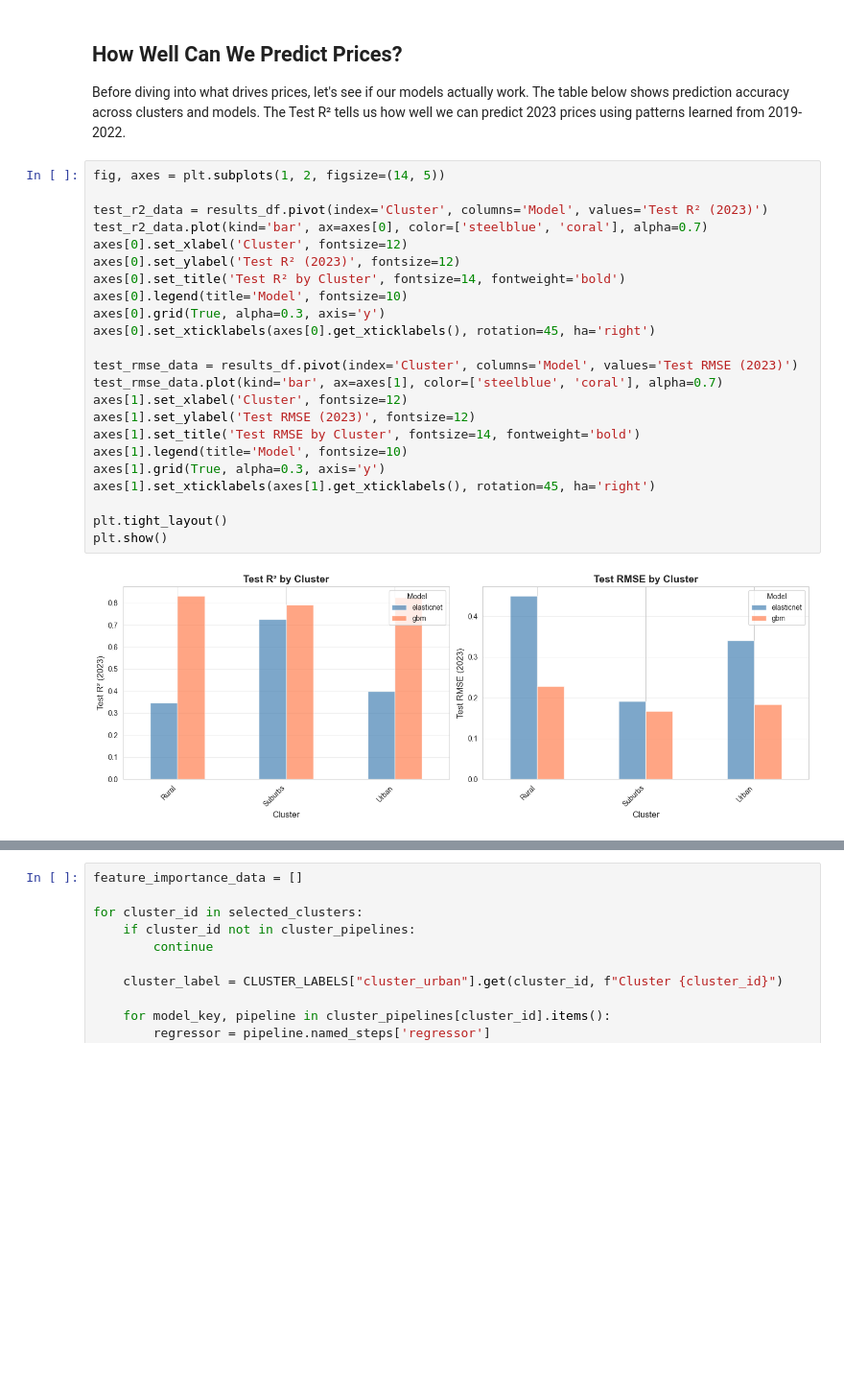
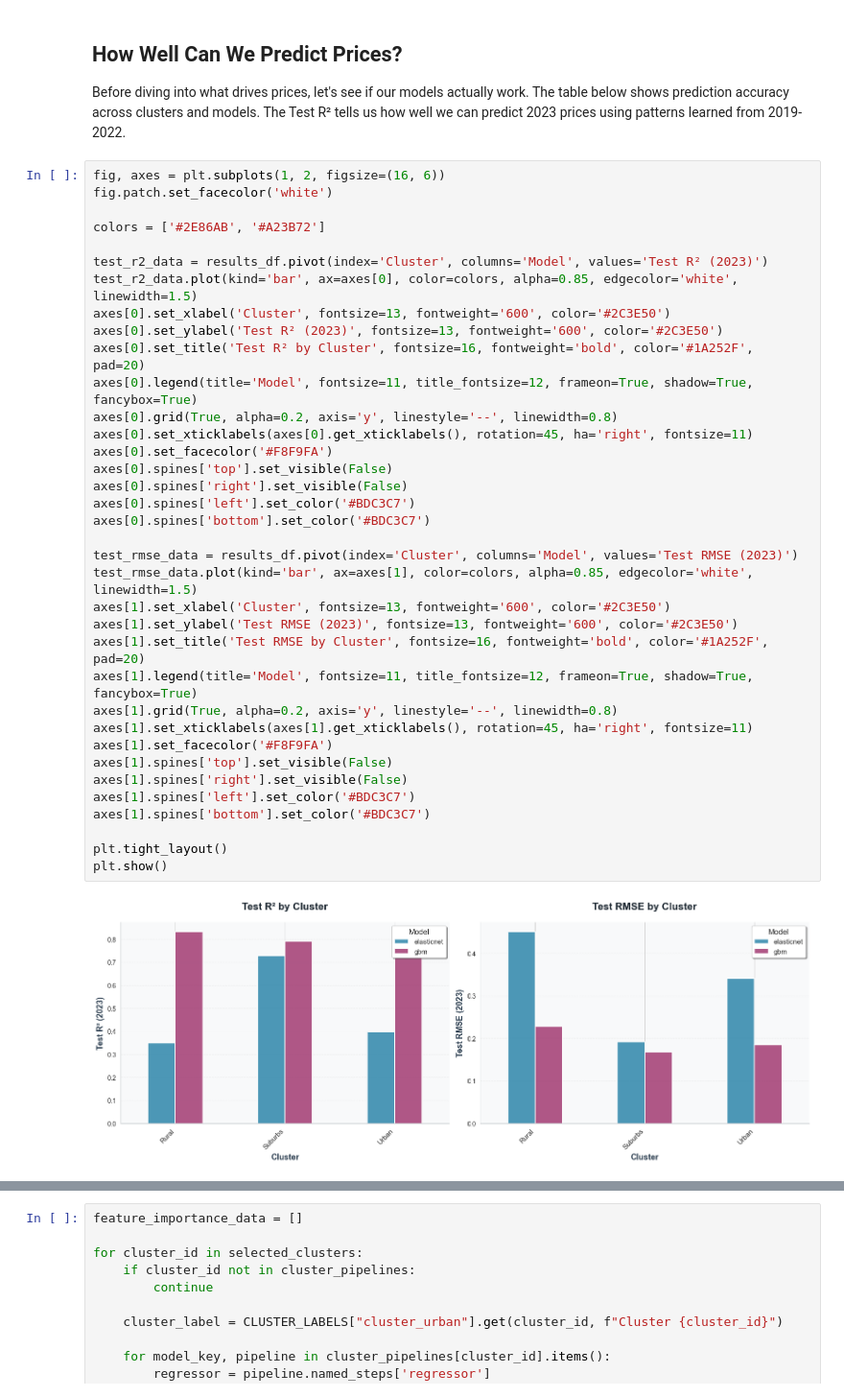
Before and after one commit to Shushunya/FCD-housing-prices, a Jupyter notebook: code/urban_clustering_modeling.ipynb, the cells around one changed output, grey strips where cells are left out. Shown at 96% size. Cells and saved outputs as stored; diff of their text form; blank space fills up the shorter version.

Commit message:
More markdown and better looking plots

```diff
--- a/code/urban_clustering_modeling.ipynb
+++ b/code/urban_clustering_modeling.ipynb
@@ -244,27 +244,40 @@ results_df.to_csv(results_path, index=False)
 
 Before diving into what drives prices, let's see if our models actually work. The table below shows prediction accuracy across clusters and models. The Test R² tells us how well we can predict 2023 prices using patterns learned from 2019-2022.
 # %%
-fig, axes = plt.subplots(1, 2, figsize=(14, 5))
+fig, axes = plt.subplots(1, 2, figsize=(16, 6))
+fig.patch.set_facecolor('white')
+
+colors = ['#2E86AB', '#A23B72']
 
 test_r2_data = results_df.pivot(index='Cluster', columns='Model', values='Test R² (2023)')
-test_r2_data.plot(kind='bar', ax=axes[0], color=['steelblue', 'coral'], alpha=0.7)
-axes[0].set_xlabel('Cluster', fontsize=12)
-axes[0].set_ylabel('Test R² (2023)', fontsize=12)
-axes[0].set_title('Test R² by Cluster', fontsize=14, fontweight='bold')
-axes[0].legend(title='Model', fontsize=10)
-axes[0].grid(True, alpha=0.3, axis='y')
-axes[0].set_xticklabels(axes[0].get_xticklabels(), rotation=45, ha='right')
+test_r2_data.plot(kind='bar', ax=axes[0], color=colors, alpha=0.85, edgecolor='white', linewidth=1.5)
+axes[0].set_xlabel('Cluster', fontsize=13, fontweight='600', color='#2C3E50')
+axes[0].set_ylabel('Test R² (2023)', fontsize=13, fontweight='600', color='#2C3E50')
+axes[0].set_title('Test R² by Cluster', fontsize=16, fontweight='bold', color='#1A252F', pad=20)
+axes[0].legend(title='Model', fontsize=11, title_fontsize=12, frameon=True, shadow=True, fancybox=True)
+axes[0].grid(True, alpha=0.2, axis='y', linestyle='--', linewidth=0.8)
+axes[0].set_xticklabels(axes[0].get_xticklabels(), rotation=45, ha='right', fontsize=11)
+axes[0].set_facecolor('#F8F9FA')
+axes[0].spines['top'].set_visible(False)
+axes[0].spines['right'].set_visible(False)
+axes[0].spines['left'].set_color('#BDC3C7')
+axes[0].spines['bottom'].set_color('#BDC3C7')
 
 test_rmse_data = results_df.pivot(index='Cluster', columns='Model', values='Test RMSE (2023)')
-test_rmse_data.plot(kind='bar', ax=axes[1], color=['steelblue', 'coral'], alpha=0.7)
-axes[1].set_xlabel('Cluster', fontsize=12)
-axes[1].set_ylabel('Test RMSE (2023)', fontsize=12)
-axes[1].set_title('Test RMSE by Cluster', fontsize=14, fontweight='bold')
-axes[1].legend(title='Model', fontsize=10)
-axes[1].grid(True, alpha=0.3, axis='y')
-axes[1].set_xticklabels(axes[1].get_xticklabels(), rotation=45, ha='right')
+test_rmse_data.plot(kind='bar', ax=axes[1], color=colors, alpha=0.85, edgecolor='white', linewidth=1.5)
+axes[1].set_xlabel('Cluster', fontsize=13, fontweight='600', color='#2C3E50')
+axes[1].set_ylabel('Test RMSE (2023)', fontsize=13, fontweight='600', color='#2C3E50')
+axes[1].set_title('Test RMSE by Cluster', fontsize=16, fontweight='bold', color='#1A252F', pad=20)
+axes[1].legend(title='Model', fontsize=11, title_fontsize=12, frameon=True, shadow=True, fancybox=True)
+axes[1].grid(True, alpha=0.2, axis='y', linestyle='--', linewidth=0.8)
+axes[1].set_xticklabels(axes[1].get_xticklabels(), rotation=45, ha='right', fontsize=11)
+axes[1].set_facecolor('#F8F9FA')
+axes[1].spines['top'].set_visible(False)
+axes[1].spines['right'].set_visible(False)
+axes[1].spines['left'].set_color('#BDC3C7')
+axes[1].spines['bottom'].set_color('#BDC3C7')
 
 plt.tight_layout()
 plt.show()
 # %% [output]
-[figure, old version]
+[figure, new version]
```
Also changed, not shown: parts of 2 cells of this notebook.
